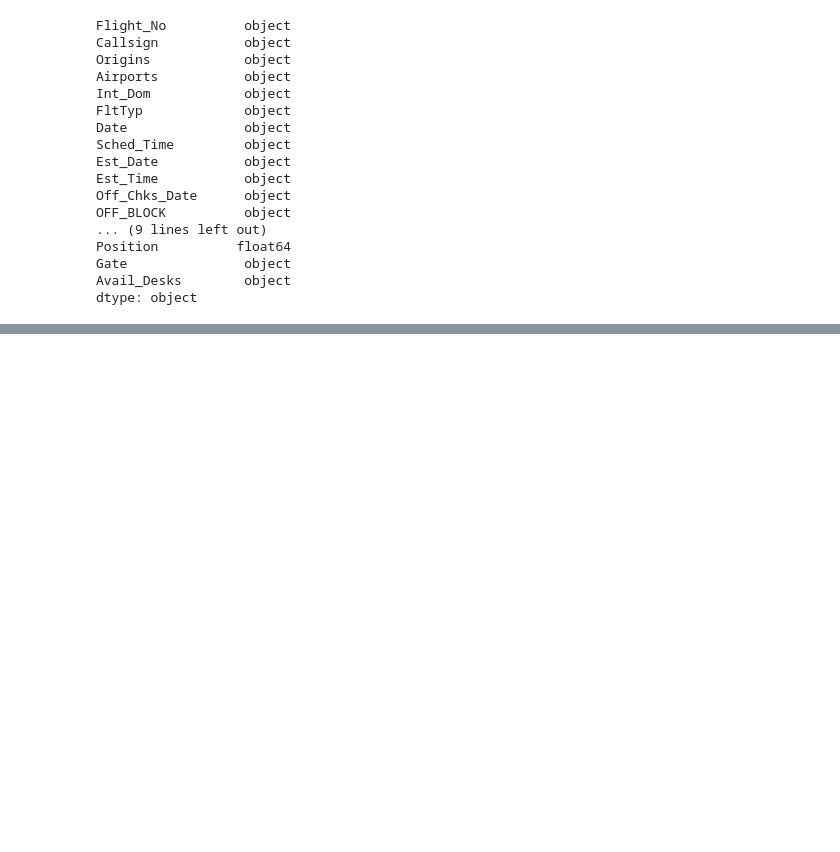
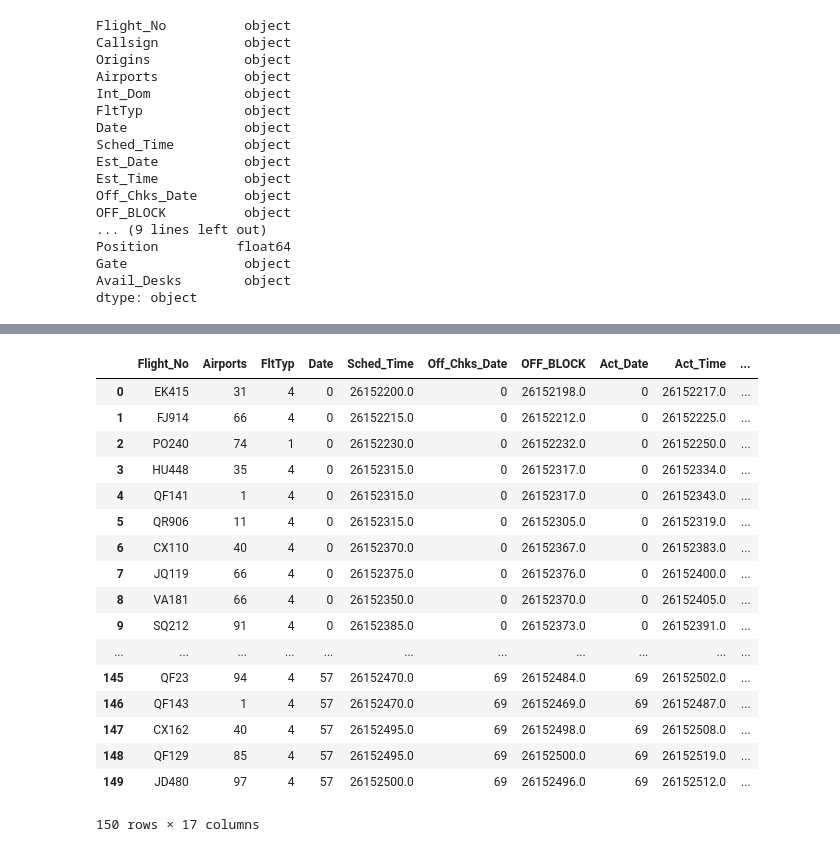
Before and after one commit to Andy-Tsunami/UTS-DataAnalytics-13110642, a Jupyter notebook: Assignment_2.ipynb, the cells around one changed output, grey strips where cells are left out. Drawn from its saved outputs; the diff is of its cells as text; code cells hidden in the pictures; blank space fills up the shorter version.

```diff
--- a/Assignment_2.ipynb
+++ b/Assignment_2.ipynb
@@ -129,0 +234,20 @@ otp=qf1_data[qf1_data["Act_Time"] == "Sched_Time"]
+# %%
+df['Sched_Time'] = pd.to_datetime(df['Sched_Time'])
+df['Sched_Time'] = pd.to_timedelta(df['Sched_Time']).dt.total_seconds()//60
+#df['Sched_Time'] = df['Sched_Time'].dt.time
+
+#df['Est_Time'] = pd.to_datetime(df['Est_Time'])
+#df['Est_Time'] = pd.to_timedelta(df['Est_Time']).dt.total_seconds()//60
+#df['Est_Time'] = df['Est_Time'].dt.time
+
+df['OFF_BLOCK'] = pd.to_datetime(df['OFF_BLOCK'])
+df['OFF_BLOCK'] = pd.to_timedelta(df['OFF_BLOCK']).dt.total_seconds()//60
+#df['OFF_BLOCK'] = df['OFF_BLOCK'].dt.time
+
+df['Act_Time'] = pd.to_datetime(df['Act_Time'])
+df['Act_Time'] = pd.to_timedelta(df['Act_Time']).dt.total_seconds()//60
+#df['Act_Time'] = df['Act_Time'].dt.time
+
+df['otp'] = pd.to_datetime(df['otp'])
+df['otp'] = pd.to_timedelta(df['otp']).dt.total_seconds()//60
+#df['Act_Time'] = df['Act_Time'].dt.time
@@ -129,0 +293,21 @@ otp=qf1_data[qf1_data["Act_Time"] == "Sched_Time"]
+# %%
+df.head(150)
+# %% [output]
+|  | Flight_No | Airports | FltTyp | Date | Sched_Time | Off_Chks_Date | OFF_BLOCK | Act_Date | Act_Time | ... |
+| 0 | EK415 | 31 | 4 | 0 | 26152200.0 | 0 | 26152198.0 | 0 | 26152217.0 | ... |
+| 1 | FJ914 | 66 | 4 | 0 | 26152215.0 | 0 | 26152212.0 | 0 | 26152225.0 | ... |
+| 2 | PO240 | 74 | 1 | 0 | 26152230.0 | 0 | 26152232.0 | 0 | 26152250.0 | ... |
+| 3 | HU448 | 35 | 4 | 0 | 26152315.0 | 0 | 26152317.0 | 0 | 26152334.0 | ... |
+| 4 | QF141 | 1 | 4 | 0 | 26152315.0 | 0 | 26152317.0 | 0 | 26152343.0 | ... |
+| 5 | QR906 | 11 | 4 | 0 | 26152315.0 | 0 | 26152305.0 | 0 | 26152319.0 | ... |
+| 6 | CX110 | 40 | 4 | 0 | 26152370.0 | 0 | 26152367.0 | 0 | 26152383.0 | ... |
+| 7 | JQ119 | 66 | 4 | 0 | 26152375.0 | 0 | 26152376.0 | 0 | 26152400.0 | ... |
+| 8 | VA181 | 66 | 4 | 0 | 26152350.0 | 0 | 26152370.0 | 0 | 26152405.0 | ... |
+| 9 | SQ212 | 91 | 4 | 0 | 26152385.0 | 0 | 26152373.0 | 0 | 26152391.0 | ... |
+| ... | ... | ... | ... | ... | ... | ... | ... | ... | ... | ... |
+| 145 | QF23 | 94 | 4 | 57 | 26152470.0 | 69 | 26152484.0 | 69 | 26152502.0 | ... |
+| 146 | QF143 | 1 | 4 | 57 | 26152470.0 | 69 | 26152469.0 | 69 | 26152487.0 | ... |
+| 147 | CX162 | 40 | 4 | 57 | 26152495.0 | 69 | 26152498.0 | 69 | 26152508.0 | ... |
+| 148 | QF129 | 85 | 4 | 57 | 26152495.0 | 69 | 26152500.0 | 69 | 26152519.0 | ... |
+| 149 | JD480 | 97 | 4 | 57 | 26152500.0 | 69 | 26152496.0 | 69 | 26152512.0 | ... |
+150 rows × 17 columns
```
Also changed, not shown: parts of 25 cells of this notebook.
